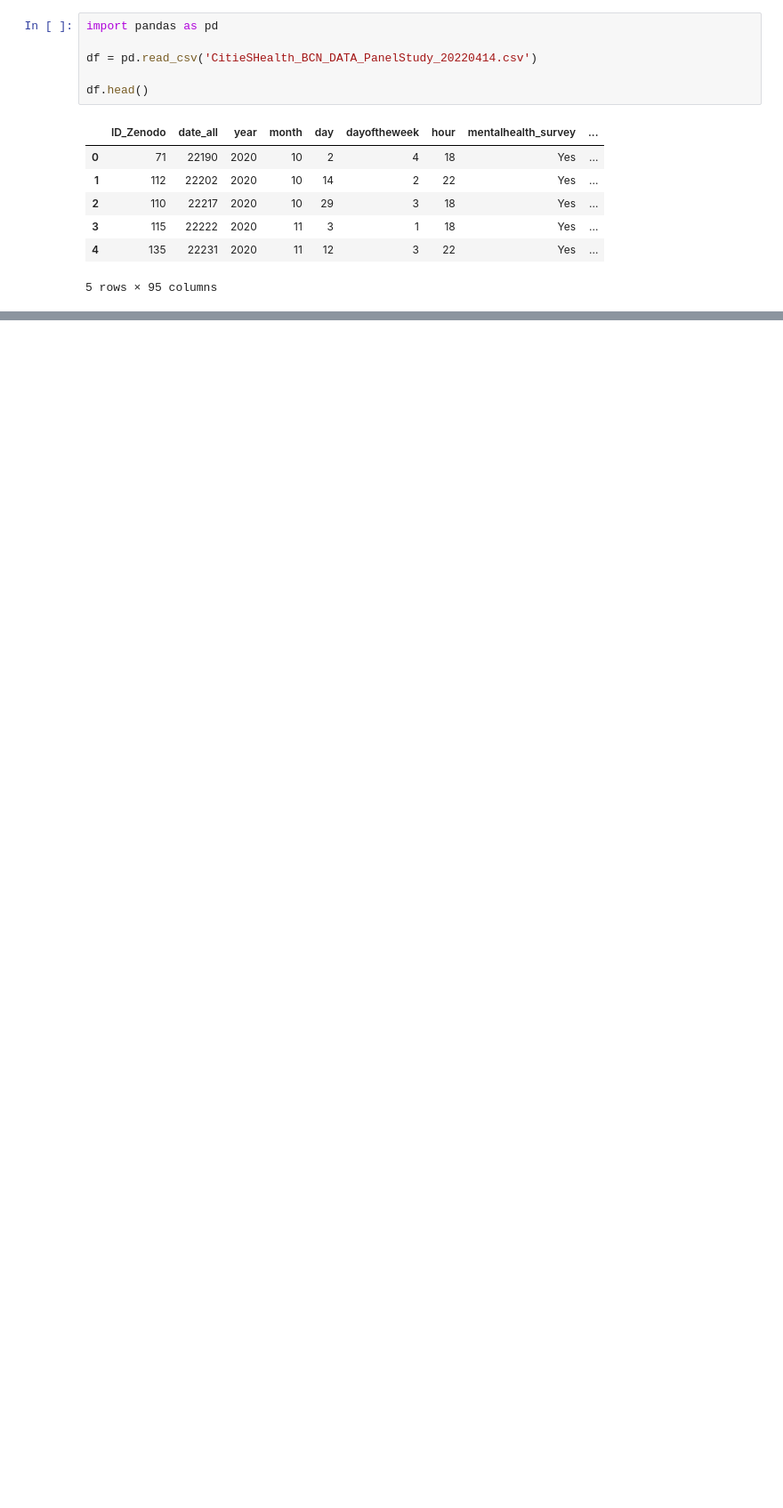
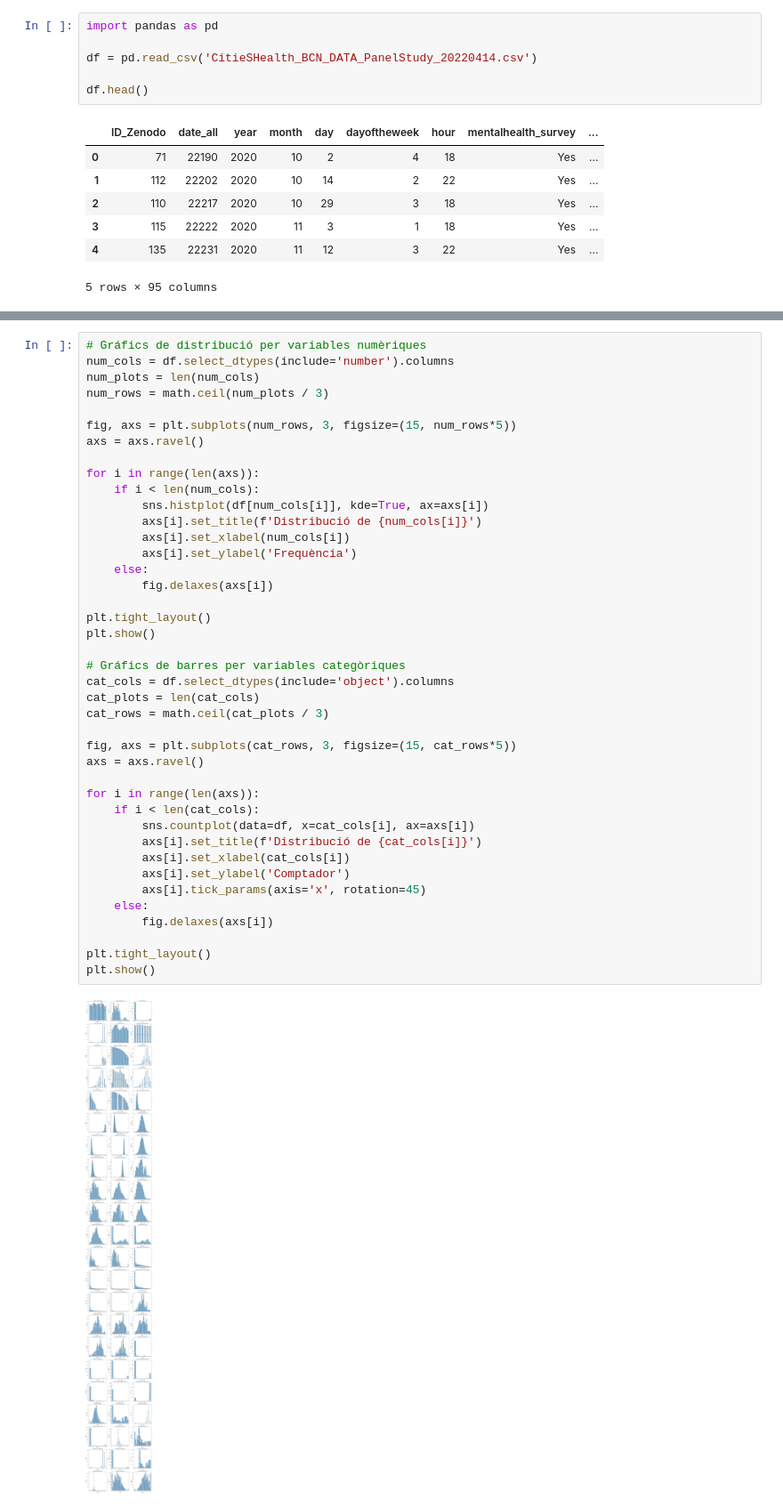
Before and after one commit to adraco007/Pollution_Health_BCN, a Jupyter notebook: practica1.ipynb, the cells around one changed output, grey strips where cells are left out. Shown at 89% size. Saved outputs shown, nothing was run; the diff lists cells and outputs as text; blank space fills up the shorter version.

```diff
--- a/practica1.ipynb
+++ b/practica1.ipynb
@@ -14,0 +40,43 @@ df.head()
+# %%
+# Gráfics de distribució per variables numèriques
+num_cols = df.select_dtypes(include='number').columns
+num_plots = len(num_cols)
+num_rows = math.ceil(num_plots / 3)
+
+fig, axs = plt.subplots(num_rows, 3, figsize=(15, num_rows*5))
+axs = axs.ravel()
+
+for i in range(len(axs)):
+    if i < len(num_cols):
+        sns.histplot(df[num_cols[i]], kde=True, ax=axs[i])
+        axs[i].set_title(f'Distribució de {num_cols[i]}')
+        axs[i].set_xlabel(num_cols[i])
+        axs[i].set_ylabel('Frequència')
+    else:
+        fig.delaxes(axs[i])
+
+plt.tight_layout()
+plt.show()
+
+# Gráfics de barres per variables categòriques
+cat_cols = df.select_dtypes(include='object').columns
+cat_plots = len(cat_cols)
+cat_rows = math.ceil(cat_plots / 3)
+
+fig, axs = plt.subplots(cat_rows, 3, figsize=(15, cat_rows*5))
+axs = axs.ravel()
+
+for i in range(len(axs)):
+    if i < len(cat_cols):
+        sns.countplot(data=df, x=cat_cols[i], ax=axs[i])
+        axs[i].set_title(f'Distribució de {cat_cols[i]}')
+        axs[i].set_xlabel(cat_cols[i])
+        axs[i].set_ylabel('Comptador')
+        axs[i].tick_params(axis='x', rotation=45)
+    else:
+        fig.delaxes(axs[i])
+
+plt.tight_layout()
+plt.show()
+# %% [output]
+[figure, added]
```
Also changed, not shown: parts of 7 cells of this notebook.
